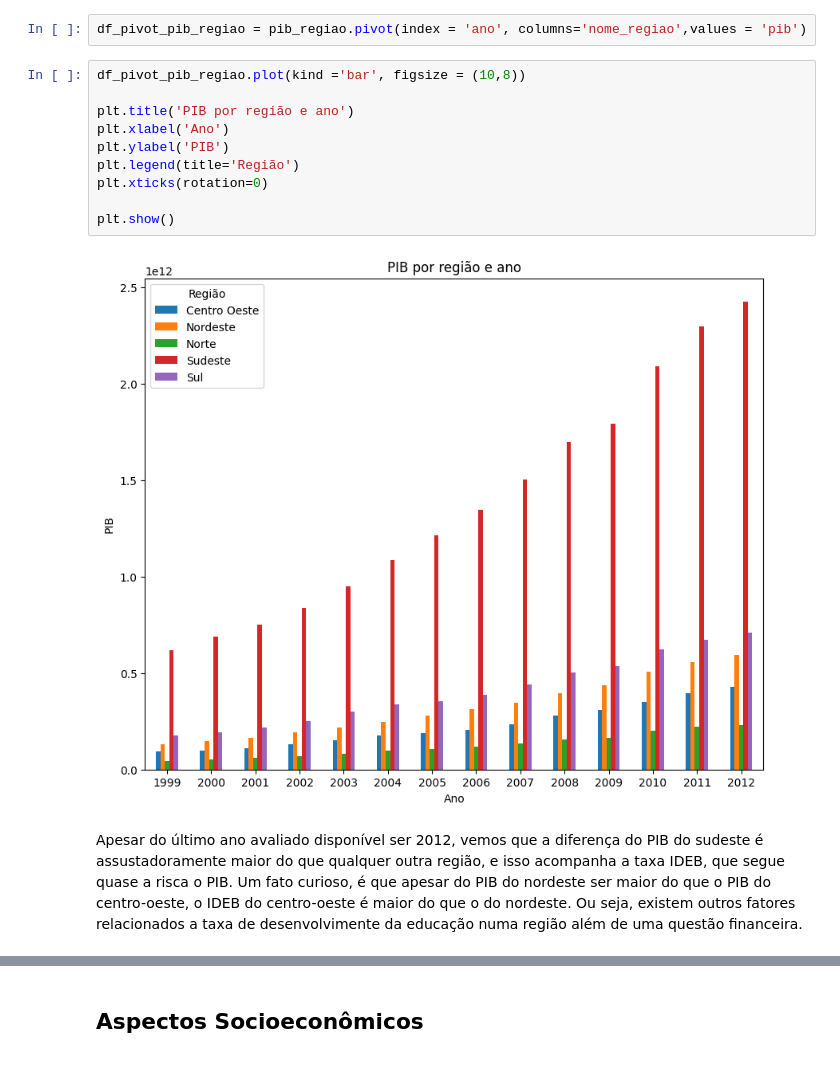
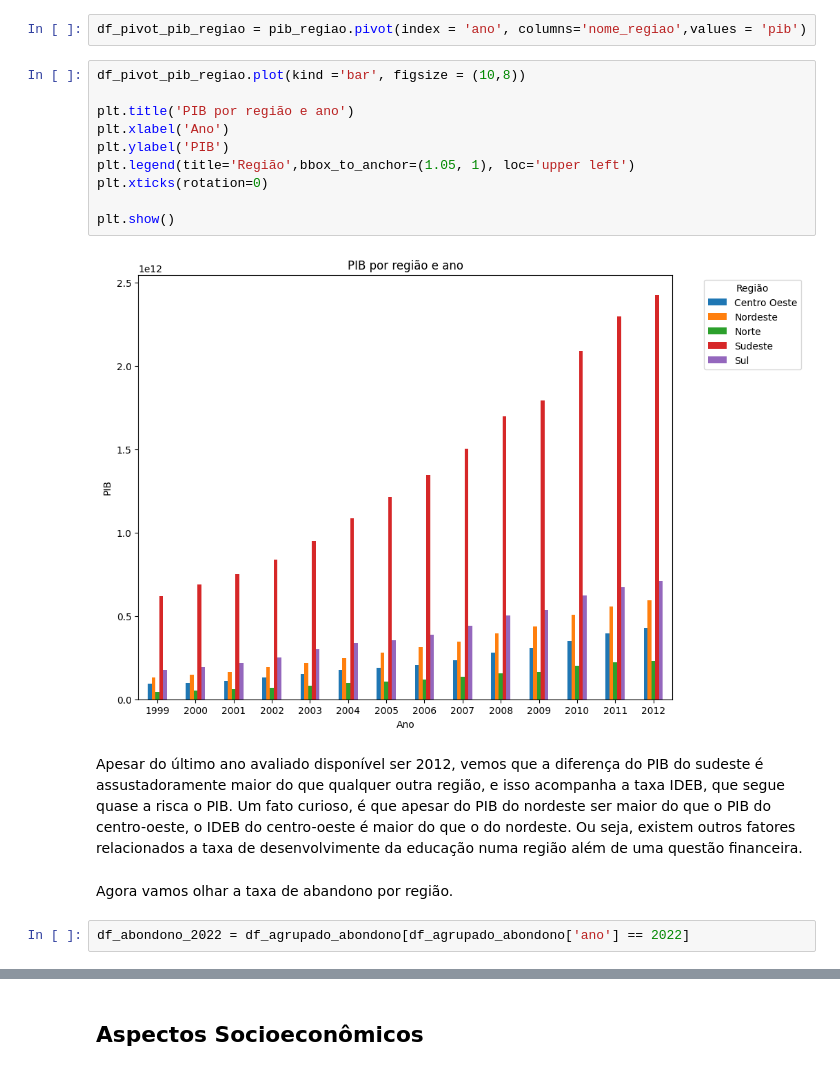
Before and after one commit to felipsants/EDA-Analytica, a Jupyter notebook: EDA.ipynb, the cells around one changed output, grey strips where cells are left out. Saved outputs shown, nothing was run; the diff lists cells and outputs as text.

```diff
--- a/EDA.ipynb
+++ b/EDA.ipynb
@@ -792,14 +869,18 @@ df_pivot_pib_regiao = pib_regiao.pivot(index = 'ano', columns='nome_regiao',valu
 # %%
 df_pivot_pib_regiao.plot(kind ='bar', figsize = (10,8))
 
 plt.title('PIB por região e ano')
 plt.xlabel('Ano')
 plt.ylabel('PIB')
-plt.legend(title='Região')
+plt.legend(title='Região',bbox_to_anchor=(1.05, 1), loc='upper left')
 plt.xticks(rotation=0)
 
 plt.show()
 # %% [output]
-[figure, old version]
+[figure, new version]
 # %% [markdown]
 Apesar do último ano avaliado disponível ser 2012, vemos que a diferença do PIB do sudeste é assustadoramente maior do que qualquer outra região, e isso acompanha a taxa IDEB, que segue quase a risca o PIB. Um fato curioso, é que apesar do PIB do nordeste ser maior do que o PIB do centro-oeste, o IDEB do centro-oeste é maior do que o do nordeste. Ou seja, existem outros fatores relacionados a taxa de desenvolvimente da educação numa região além de uma questão financeira.
+# %% [markdown]
+Agora vamos olhar a taxa de abandono por região.
+# %%
+df_abondono_2022 = df_agrupado_abondono[df_agrupado_abondono['ano'] == 2022]
```
Also changed, not shown: parts of 56 cells of this notebook, 1 other file.
